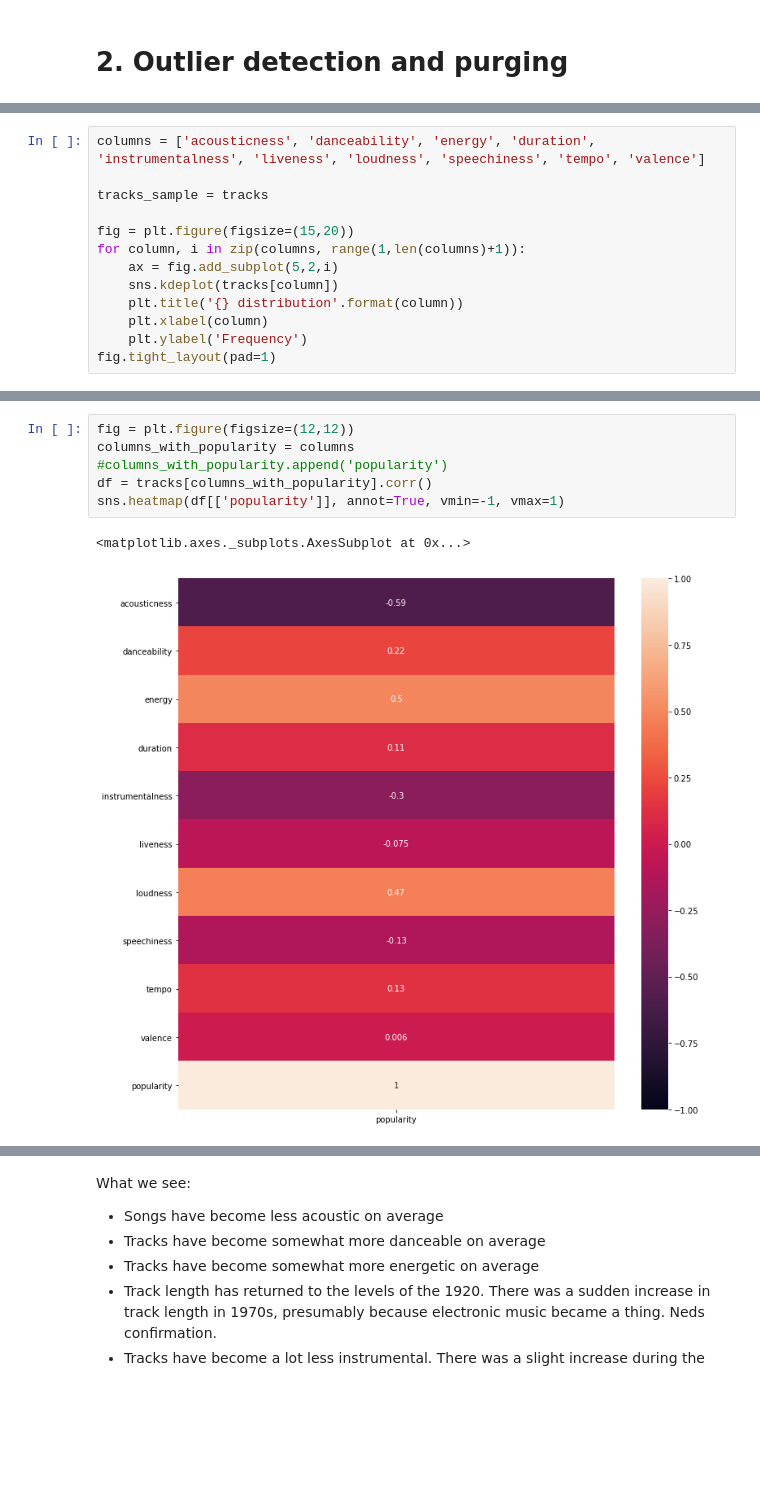
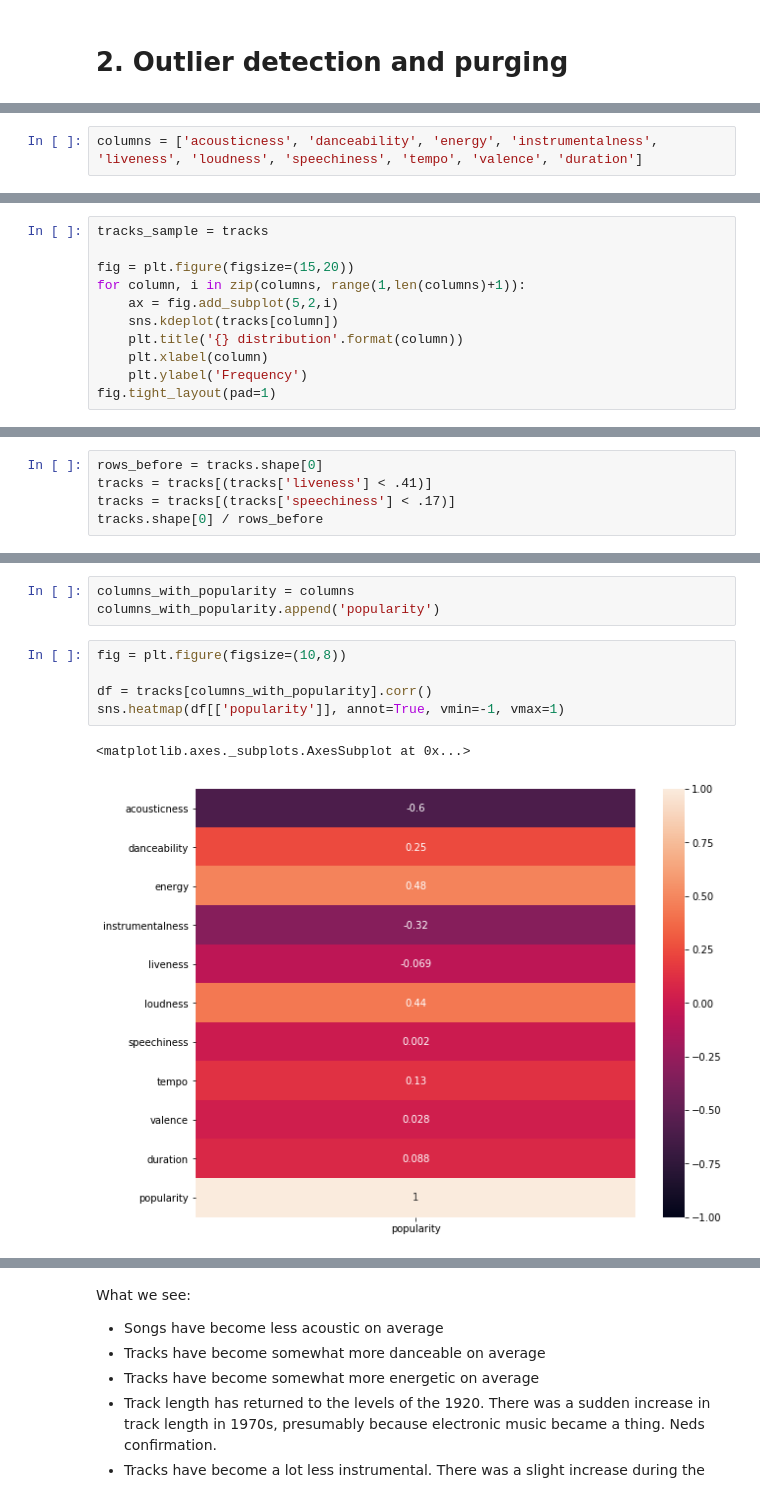
Before and after one commit to romandek/spotify-EDA, a Jupyter notebook: spotify-eda.ipynb, the cells around one changed output, grey strips where cells are left out. Saved outputs shown, nothing was run; the diff lists cells and outputs as text; blank space fills up the shorter version.

```diff
--- a/spotify-eda.ipynb
+++ b/spotify-eda.ipynb
@@ -142,0 +148,2 @@ tracks.describe()
+# %%
+columns = ['acousticness', 'danceability', 'energy', 'instrumentalness', 'liveness', 'loudness', 'speechiness', 'tempo', 'valence', 'duration']
@@ -143,6 +157,4 @@ tracks.describe()
 # %%
-columns = ['acousticness', 'danceability', 'energy', 'duration', 'instrumentalness', 'liveness', 'loudness', 'speechiness', 'tempo', 'valence']
-
 tracks_sample = tracks
 
 fig = plt.figure(figsize=(15,20))
@@ -166,0 +205,5 @@ tracks.shape
+# %%
+rows_before = tracks.shape[0]
+tracks = tracks[(tracks['liveness'] < .41)]
+tracks = tracks[(tracks['speechiness'] < .17)]
+tracks.shape[0] / rows_before
@@ -180,13 +267,15 @@ Okay.Seems there are a few mid and stronger correlations.
 - Energetic tracks tend to be louder
 
 ## 4. Correlation between popuarity and audio features
+# %%
+columns_with_popularity = columns
+columns_with_popularity.append('popularity')
 # %%
-fig = plt.figure(figsize=(12,12))
-columns_with_popularity = columns
-#columns_with_popularity.append('popularity')
+fig = plt.figure(figsize=(10,8))
+
 df = tracks[columns_with_popularity].corr()
 sns.heatmap(df[['popularity']], annot=True, vmin=-1, vmax=1)
 # %% [output]
 <matplotlib.axes._subplots.AxesSubplot at 0x...>
-[figure, old version]
+[figure, new version]
 # %% [markdown]
```
Also changed, not shown: parts of 38 cells of this notebook.
